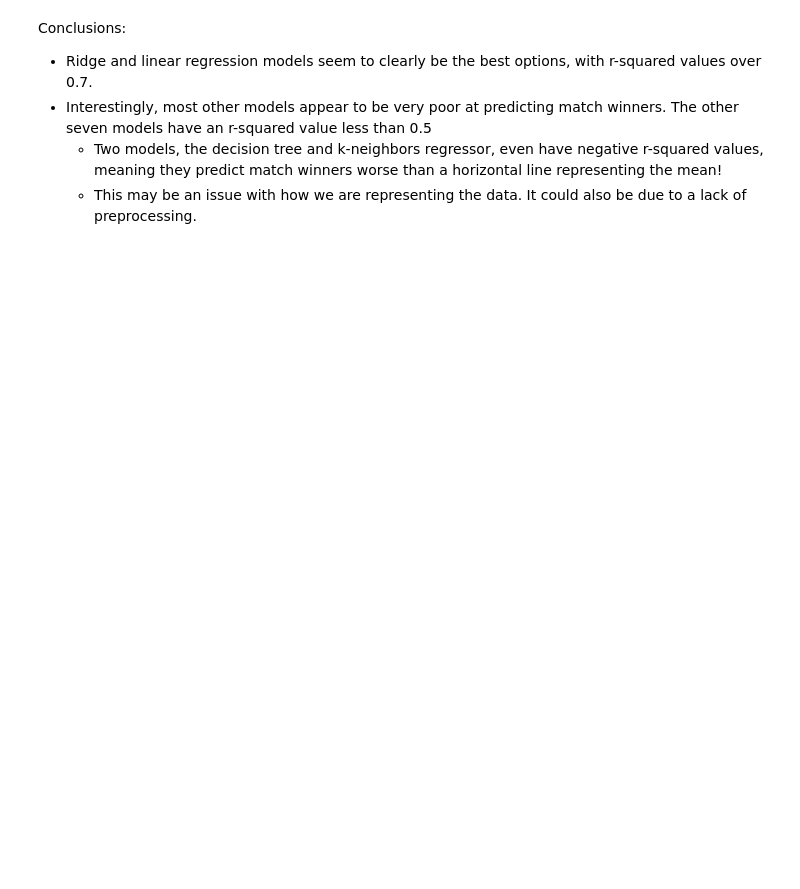
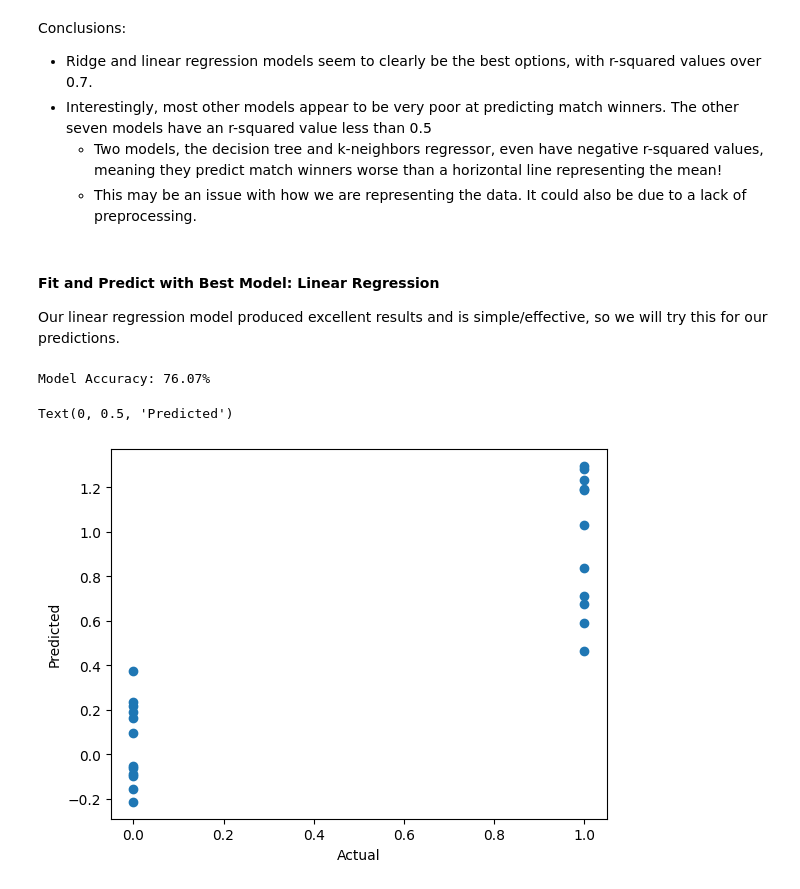
Before and after one commit to AnnambhotlaK/mlproject, a Jupyter notebook: notebook/wta_model_training.ipynb, the cells around one changed output. Drawn from its saved outputs; the diff is of its cells as text; code cells hidden in the pictures; blank space fills up the shorter version.

```diff
--- a/notebook/wta_model_training.ipynb
+++ b/notebook/wta_model_training.ipynb
@@ -260,3 +260,22 @@ Conclusions:
 - Interestingly, most other models appear to be very poor at predicting match winners. The other seven models have an r-squared value less than 0.5
     - Two models, the decision tree and k-neighbors regressor, even have negative r-squared values, meaning they predict match winners worse than a horizontal line representing the mean!
     - This may be an issue with how we are representing the data. It could also be due to a lack of preprocessing.
+# %% [markdown]
+#### Fit and Predict with Best Model: Linear Regression
+
+Our linear regression model produced excellent results and is simple/effective, so we will try this for our predictions.
+# %%
+lin_model = LinearRegression(fit_intercept=True)
+lin_model = lin_model.fit(X_train, y_train)
+y_pred = lin_model.predict(X_test)
+score = r2_score(y_test, y_pred) * 100
+print("Model Accuracy: %.2f" %score + "%")
+# %% [output]
+Model Accuracy: 76.07%
+# %%
+plt.scatter(y_test,y_pred)
+plt.xlabel('Actual')
+plt.ylabel('Predicted')
+# %% [output]
+Text(0, 0.5, 'Predicted')
+[figure, added]
```
Also changed, not shown: parts of 9 cells of this notebook, 4 other files.
